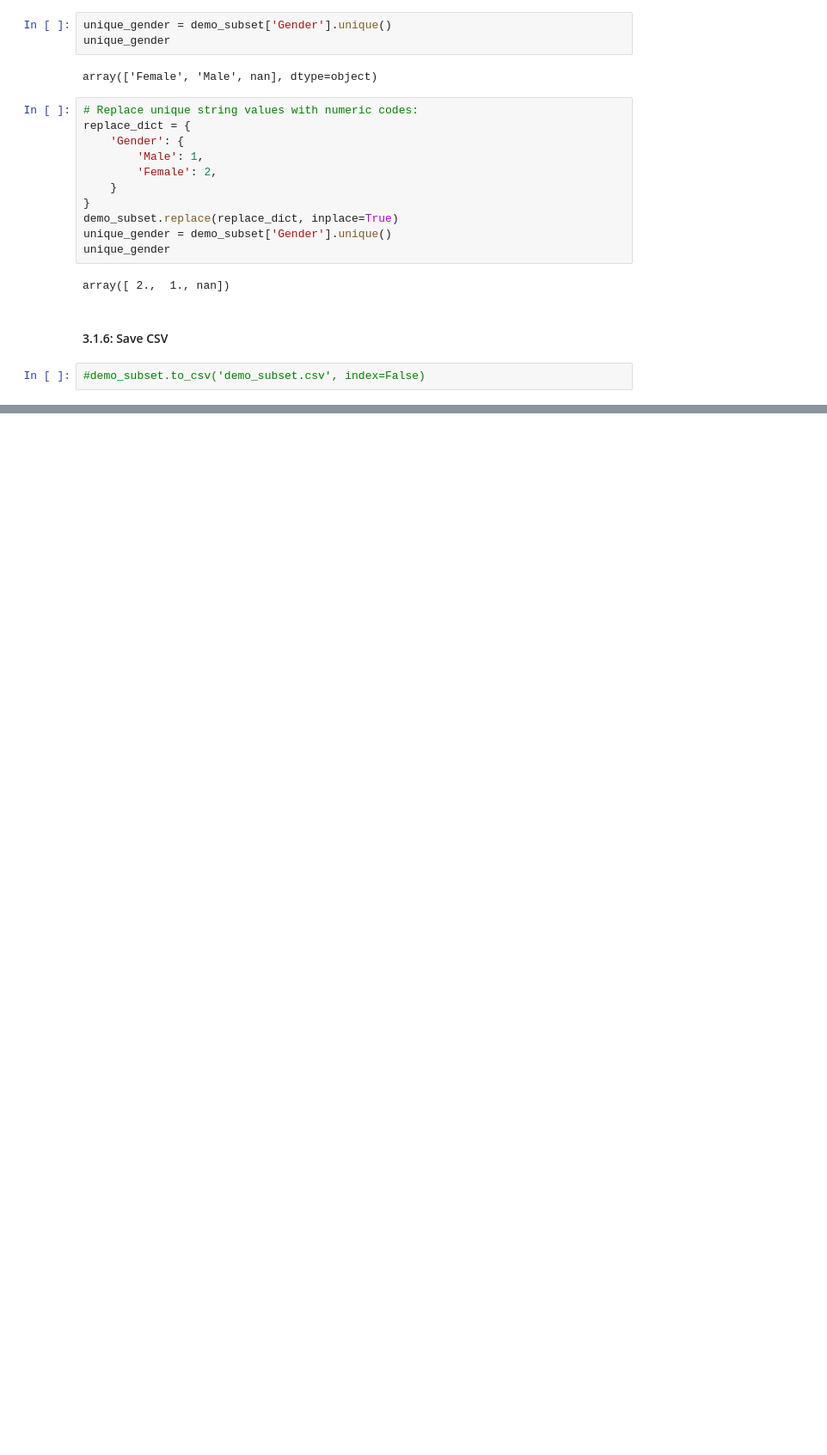
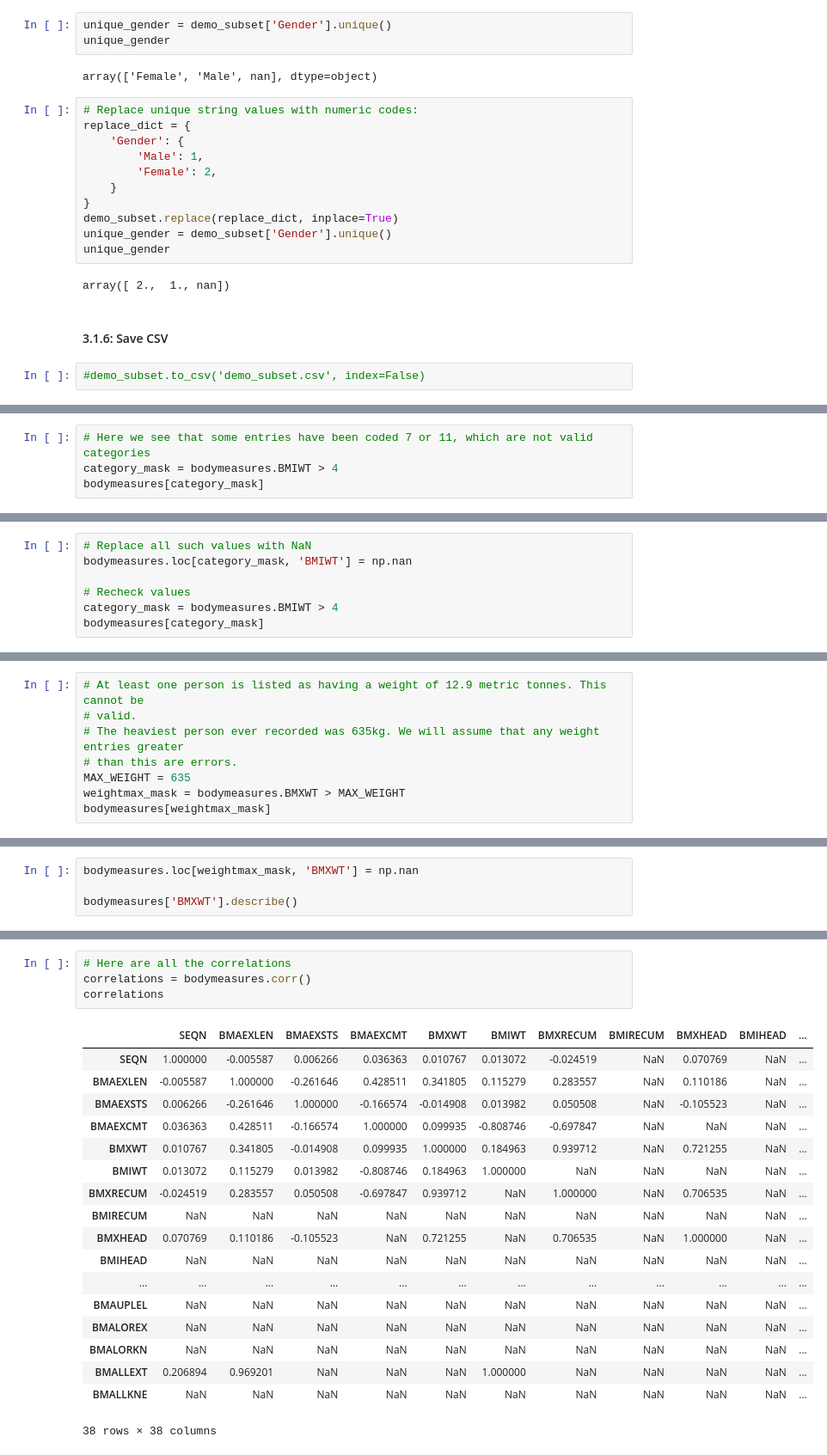
Before and after one commit to Crossroadsman/python-notes, a Jupyter notebook: libraries/pandas/Data Cleaning, Preparation.ipynb, the cells around one changed output, grey strips where cells are left out. Shown at 86% size. Cells and saved outputs as stored; diff of their text form; blank space fills up the shorter version.

```diff
--- a/libraries/pandas/Data Cleaning, Preparation.ipynb
+++ b/libraries/pandas/Data Cleaning, Preparation.ipynb
@@ -301,0 +689,4 @@ array([ 2.,  1., nan])
+# %%
+# Here we see that some entries have been coded 7 or 11, which are not valid categories
+category_mask = bodymeasures.BMIWT > 4
+bodymeasures[category_mask]
@@ -301,0 +701,7 @@ array([ 2.,  1., nan])
+# %%
+# Replace all such values with NaN
+bodymeasures.loc[category_mask, 'BMIWT'] = np.nan
+
+# Recheck values
+category_mask = bodymeasures.BMIWT > 4
+bodymeasures[category_mask]
@@ -301,0 +727,8 @@ array([ 2.,  1., nan])
+# %%
+# At least one person is listed as having a weight of 12.9 metric tonnes. This cannot be
+# valid.
+# The heaviest person ever recorded was 635kg. We will assume that any weight entries greater
+# than this are errors.
+MAX_WEIGHT = 635
+weightmax_mask = bodymeasures.BMXWT > MAX_WEIGHT
+bodymeasures[weightmax_mask]
@@ -301,0 +747,4 @@ array([ 2.,  1., nan])
+# %%
+bodymeasures.loc[weightmax_mask, 'BMXWT'] = np.nan
+
+bodymeasures['BMXWT'].describe()
@@ -301,0 +905,23 @@ array([ 2.,  1., nan])
+# %%
+# Here are all the correlations
+correlations = bodymeasures.corr()
+correlations
+# %% [output]
+|  | SEQN | BMAEXLEN | BMAEXSTS | BMAEXCMT | BMXWT | BMIWT | BMXRECUM | BMIRECUM | BMXHEAD | BMIHEAD | ... |
+| SEQN | 1.000000 | -0.005587 | 0.006266 | 0.036363 | 0.010767 | 0.013072 | -0.024519 | NaN | 0.070769 | NaN | ... |
+| BMAEXLEN | -0.005587 | 1.000000 | -0.261646 | 0.428511 | 0.341805 | 0.115279 | 0.283557 | NaN | 0.110186 | NaN | ... |
+| BMAEXSTS | 0.006266 | -0.261646 | 1.000000 | -0.166574 | -0.014908 | 0.013982 | 0.050508 | NaN | -0.105523 | NaN | ... |
+| BMAEXCMT | 0.036363 | 0.428511 | -0.166574 | 1.000000 | 0.099935 | -0.808746 | -0.697847 | NaN | NaN | NaN | ... |
+| BMXWT | 0.010767 | 0.341805 | -0.014908 | 0.099935 | 1.000000 | 0.184963 | 0.939712 | NaN | 0.721255 | NaN | ... |
+| BMIWT | 0.013072 | 0.115279 | 0.013982 | -0.808746 | 0.184963 | 1.000000 | NaN | NaN | NaN | NaN | ... |
+| BMXRECUM | -0.024519 | 0.283557 | 0.050508 | -0.697847 | 0.939712 | NaN | 1.000000 | NaN | 0.706535 | NaN | ... |
+| BMIRECUM | NaN | NaN | NaN | NaN | NaN | NaN | NaN | NaN | NaN | NaN | ... |
+| BMXHEAD | 0.070769 | 0.110186 | -0.105523 | NaN | 0.721255 | NaN | 0.706535 | NaN | 1.000000 | NaN | ... |
+| BMIHEAD | NaN | NaN | NaN | NaN | NaN | NaN | NaN | NaN | NaN | NaN | ... |
+| ... | ... | ... | ... | ... | ... | ... | ... | ... | ... | ... | ... |
+| BMAUPLEL | NaN | NaN | NaN | NaN | NaN | NaN | NaN | NaN | NaN | NaN | ... |
+| BMALOREX | NaN | NaN | NaN | NaN | NaN | NaN | NaN | NaN | NaN | NaN | ... |
+| BMALORKN | NaN | NaN | NaN | NaN | NaN | NaN | NaN | NaN | NaN | NaN | ... |
+| BMALLEXT | 0.206894 | 0.969201 | NaN | NaN | NaN | 1.000000 | NaN | NaN | NaN | NaN | ... |
+| BMALLKNE | NaN | NaN | NaN | NaN | NaN | NaN | NaN | NaN | NaN | NaN | ... |
+38 rows × 38 columns
```
Also changed, not shown: parts of 68 cells of this notebook, 2 other files.
